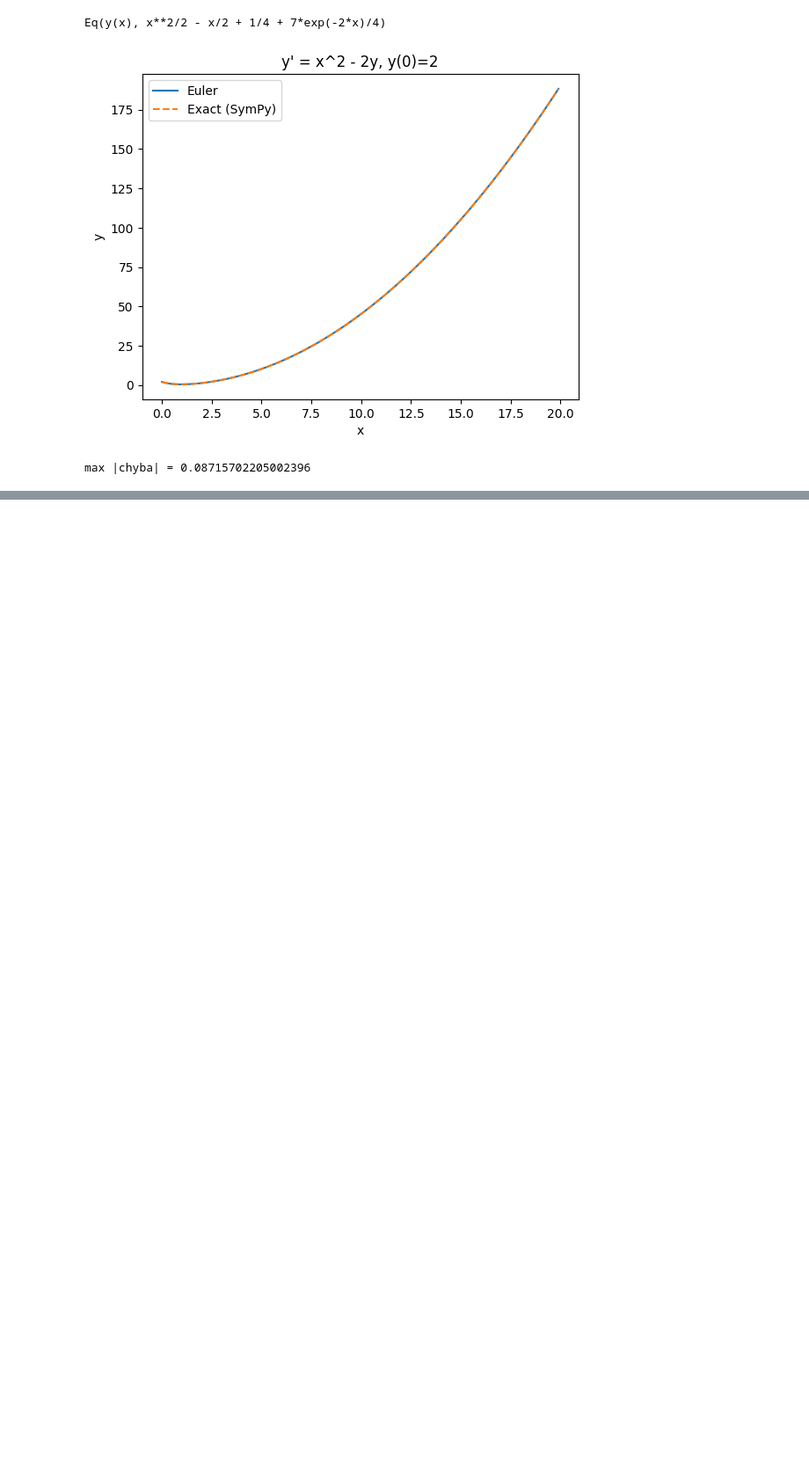
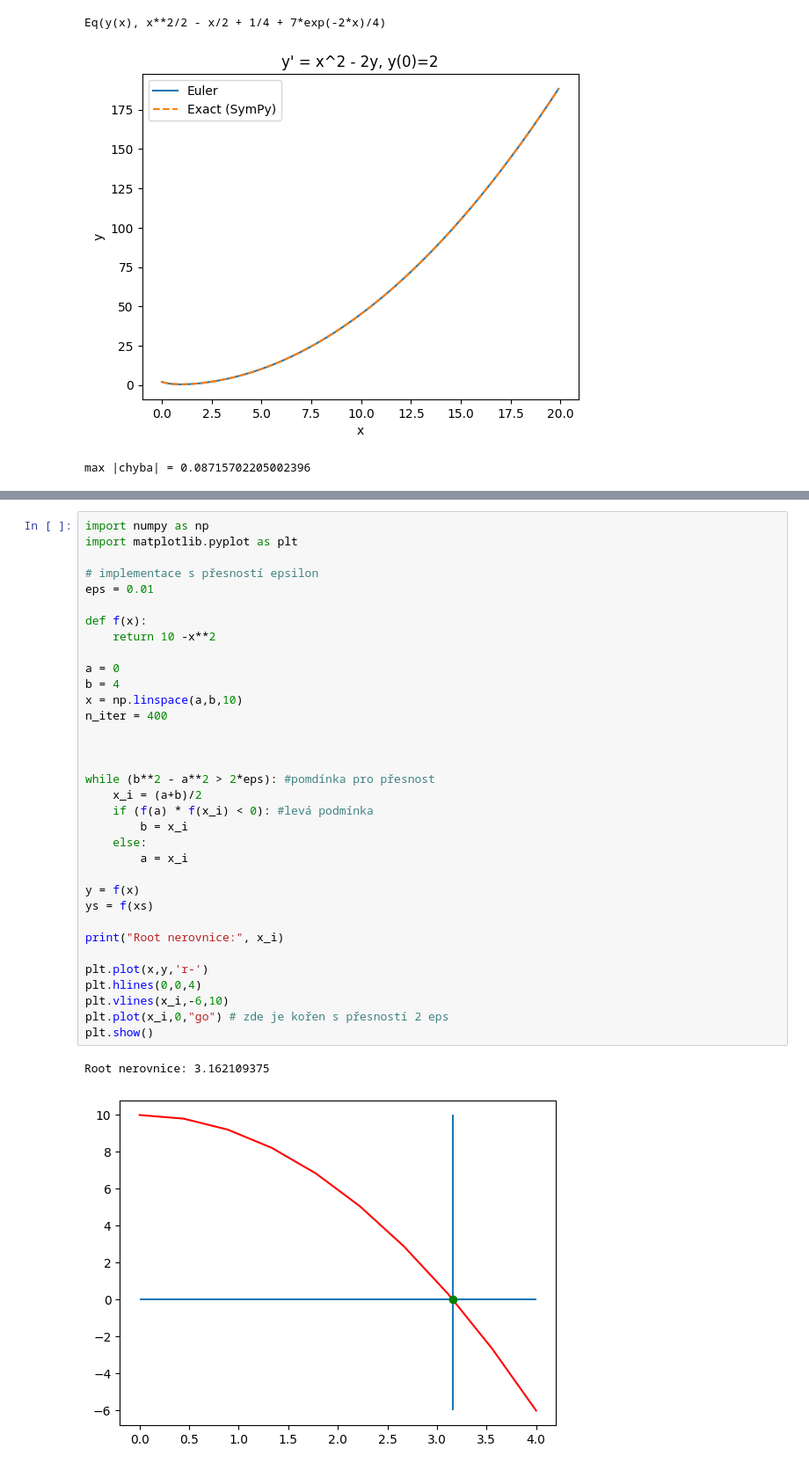
Before and after one commit to Marty808s/STATNICE-SZZ-PB_SZZ-VB, a Jupyter notebook: MSW/VB_MSW.ipynb, the cells around one changed output, grey strips where cells are left out. Shown: that part at 88% size. Cells and saved outputs as stored; diff of their text form; blank space fills up the shorter version.

```diff
--- a/MSW/VB_MSW.ipynb
+++ b/MSW/VB_MSW.ipynb
@@ -806,0 +877,37 @@ max |chyba| = 0.08715702205002396
+# %%
+import numpy as np
+import matplotlib.pyplot as plt
+
+# implementace s přesností epsilon
+eps = 0.01
+
+def f(x):
+    return 10 -x**2
+
+a = 0
+b = 4
+x = np.linspace(a,b,10)
+n_iter = 400
+
+
+
+while (b**2 - a**2 > 2*eps): #pomdínka pro přesnost
+    x_i = (a+b)/2
+    if (f(a) * f(x_i) < 0): #levá podmínka
+        b = x_i
+    else:
+        a = x_i
+
+y = f(x)
+ys = f(xs)
+
+print("Root nerovnice:", x_i)
+
+plt.plot(x,y,'r-')
+plt.hlines(0,0,4)
+plt.vlines(x_i,-6,10)
+plt.plot(x_i,0,"go") # zde je kořen s přesností 2 eps
+plt.show()
+# %% [output]
+Root nerovnice: 3.162109375
+[figure, added]
```
Also changed, not shown: parts of 16 cells of this notebook.
